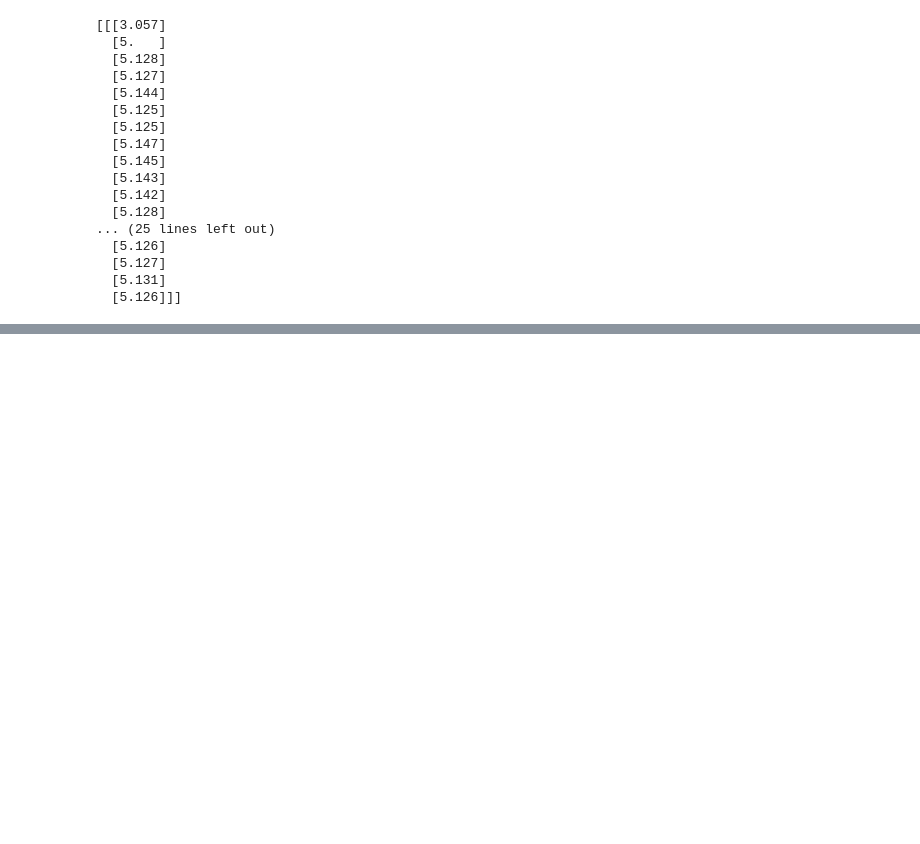
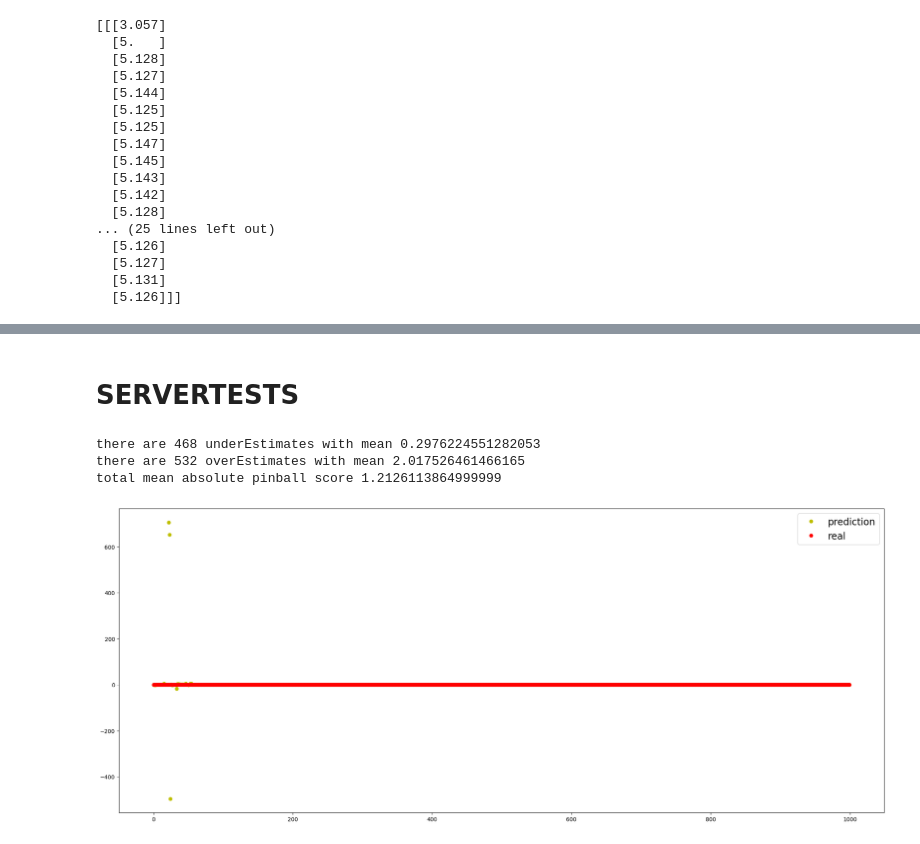
Before and after one commit to idlab-discover/wasm-operator, a Jupyter notebook: prediction/models/model1.ipynb, the cells around one changed output, grey strips where cells are left out. Saved outputs shown, nothing was run; the diff lists cells and outputs as text; code cells hidden in the pictures; blank space fills up the shorter version.

Commit message:
feat: added webserver functions and research stats

```diff
--- a/prediction/models/model1.ipynb
+++ b/prediction/models/model1.ipynb
@@ -143,8 +142,13 @@ def plotDifferencepredictions(pred,testdata):
     #plt.rcParams["figure.figsize"] = (30, 10)
 
 
+
     pred = pd.DataFrame(pred)
-    pred.index = test_data.index
+
+    if isinstance(testdata, pd.DataFrame):
+        pred.index = testdata.index
+    else:
+        testdata = pd.DataFrame(testdata)
 
     f, ax = plt.subplots()
     f.set_figwidth(25)
@@ -721,0 +668,2 @@ plotDifferencepredictions(pred,test_data)
+# %% [markdown]
+# SERVERTESTS
@@ -721,0 +675,18 @@ plotDifferencepredictions(pred,test_data)
+# %%
+def predictServer(function,bufferlen=50):
+    q =  deque(maxlen=bufferlen)
+    pred  = []
+
+    for i in range(len( df['reconsile_dates'])-1):
+        q.append(df['reconsile_dates'][i])
+        history = [x.strftime('%Y-%m-%dT%H:%M:%S.%fZ') for x in q]
+        r = requests.post('http://127.0.0.1:5000/prediction',json= {"history":history, "function": function})
+        predictionstr  = r.json()["prediction"]
+        predictiondate =  dt.strptime(predictionstr, '%Y-%m-%dT%H:%M:%S.%fZ')
+        #print(predictiondate,df['reconsile_dates'][i+1].replace(tzinfo=None))
+        secdif = (predictiondate - df['reconsile_dates'][i+1].replace(tzinfo=None)).total_seconds()
+        pred.append(secdif)
+        #time.sleep(2)
+
+    total_perside_piball_loss(np.zeros(len(pred)),pred)
+    return pred
@@ -721,0 +722,10 @@ plotDifferencepredictions(pred,test_data)
+# %%
+pred  =  predictServer("autoReg",bufferlen=50)
+# %% [output]
+there are 468 underEstimates with mean 0.2976224551282053
+there are 532 overEstimates with mean 2.017526461466165
+total mean absolute pinball score 1.2126113864999999
+# %%
+plotDifferencepredictions(pred,np.zeros(len(pred)))
+# %% [output]
+[figure, added]
```
Also changed, not shown: parts of 33 cells of this notebook, 5 other files.
